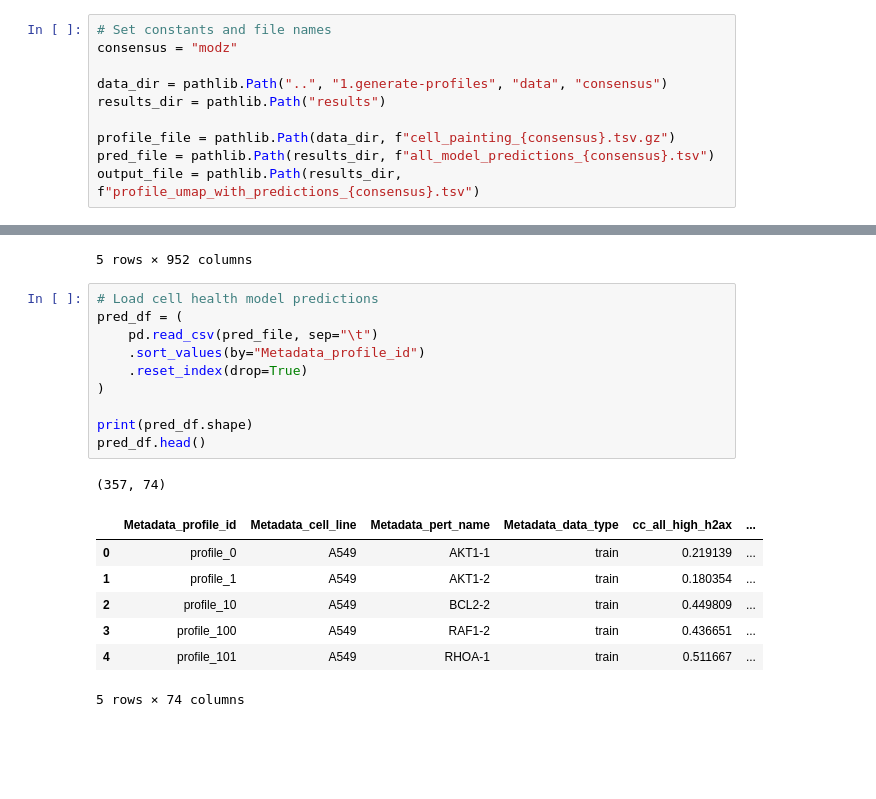
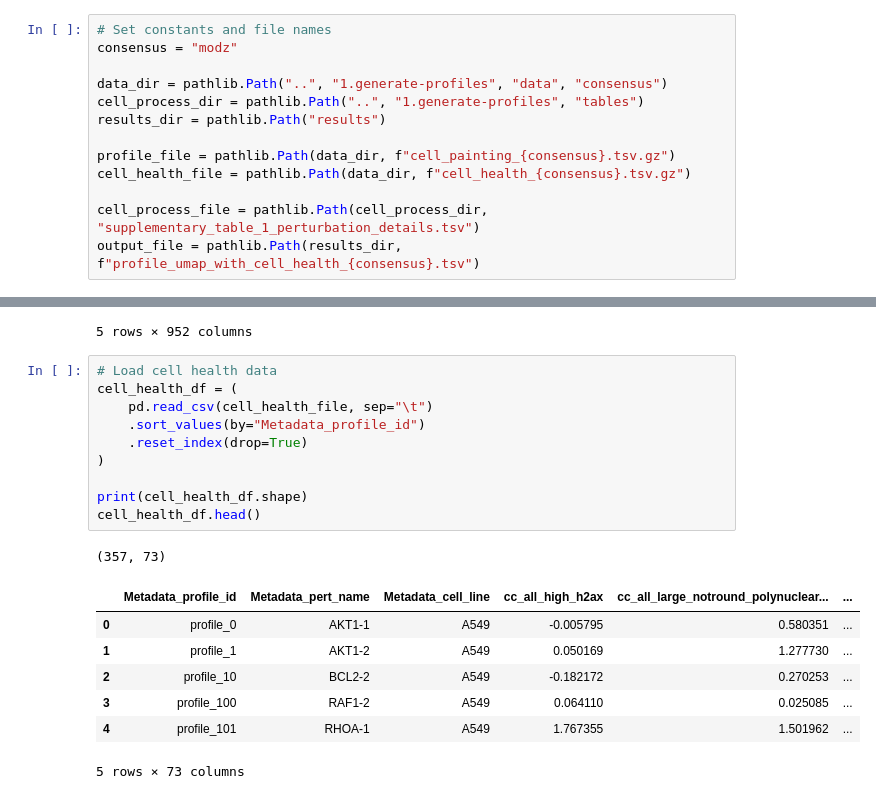
Before and after one commit to broadinstitute/cell-health, a Jupyter notebook: 3.train/10.crispr-umap.ipynb, the cells around one changed output, grey strips where cells are left out. Drawn from its saved outputs; the diff is of its cells as text; blank space fills up the shorter version.

```diff
--- a/3.train/10.crispr-umap.ipynb
+++ b/3.train/10.crispr-umap.ipynb
@@ -15,11 +16,14 @@ np.random.seed(123)
 consensus = "modz"
 
 data_dir = pathlib.Path("..", "1.generate-profiles", "data", "consensus")
+cell_process_dir = pathlib.Path("..", "1.generate-profiles", "tables")
 results_dir = pathlib.Path("results")
 
 profile_file = pathlib.Path(data_dir, f"cell_painting_{consensus}.tsv.gz")
-pred_file = pathlib.Path(results_dir, f"all_model_predictions_{consensus}.tsv")
-output_file = pathlib.Path(results_dir, f"profile_umap_with_predictions_{consensus}.tsv")
+cell_health_file = pathlib.Path(data_dir, f"cell_health_{consensus}.tsv.gz")
+
+cell_process_file = pathlib.Path(cell_process_dir, "supplementary_table_1_perturbation_details.tsv")
+output_file = pathlib.Path(results_dir, f"profile_umap_with_cell_health_{consensus}.tsv")
 # %%
 # Load profile data
 df = (
@@ -42,21 +46,21 @@ df.head()
 | 4 | profile_101 | A549 | RHOA-1 | 0.351820 | ... |
 5 rows × 952 columns
 # %%
-# Load cell health model predictions
-pred_df = (
-    pd.read_csv(pred_file, sep="\t")
+# Load cell health data
+cell_health_df = (
+    pd.read_csv(cell_health_file, sep="\t")
     .sort_values(by="Metadata_profile_id")
     .reset_index(drop=True)
 )
 
-print(pred_df.shape)
-pred_df.head()
+print(cell_health_df.shape)
+cell_health_df.head()
 # %% [output]
-(357, 74)
+(357, 73)
-|  | Metadata_profile_id | Metadata_cell_line | Metadata_pert_name | Metadata_data_type | cc_all_high_h2ax | ... |
-| 0 | profile_0 | A549 | AKT1-1 | train | 0.219139 | ... |
-| 1 | profile_1 | A549 | AKT1-2 | train | 0.180354 | ... |
-| 2 | profile_10 | A549 | BCL2-2 | train | 0.449809 | ... |
-| 3 | profile_100 | A549 | RAF1-2 | train | 0.436651 | ... |
-| 4 | profile_101 | A549 | RHOA-1 | train | 0.511667 | ... |
+|  | Metadata_profile_id | Metadata_pert_name | Metadata_cell_line | cc_all_high_h2ax | cc_all_large_notround_polynuclear... | ... |
+| 0 | profile_0 | AKT1-1 | A549 | -0.005795 | 0.580351 | ... |
+| 1 | profile_1 | AKT1-2 | A549 | 0.050169 | 1.277730 | ... |
+| 2 | profile_10 | BCL2-2 | A549 | -0.182172 | 0.270253 | ... |
+| 3 | profile_100 | RAF1-2 | A549 | 0.064110 | 0.025085 | ... |
+| 4 | profile_101 | RHOA-1 | A549 | 1.767355 | 1.501962 | ... |
-5 rows × 74 columns
+5 rows × 73 columns
```
Also changed, not shown: parts of 8 cells of this notebook, 3 other files.
